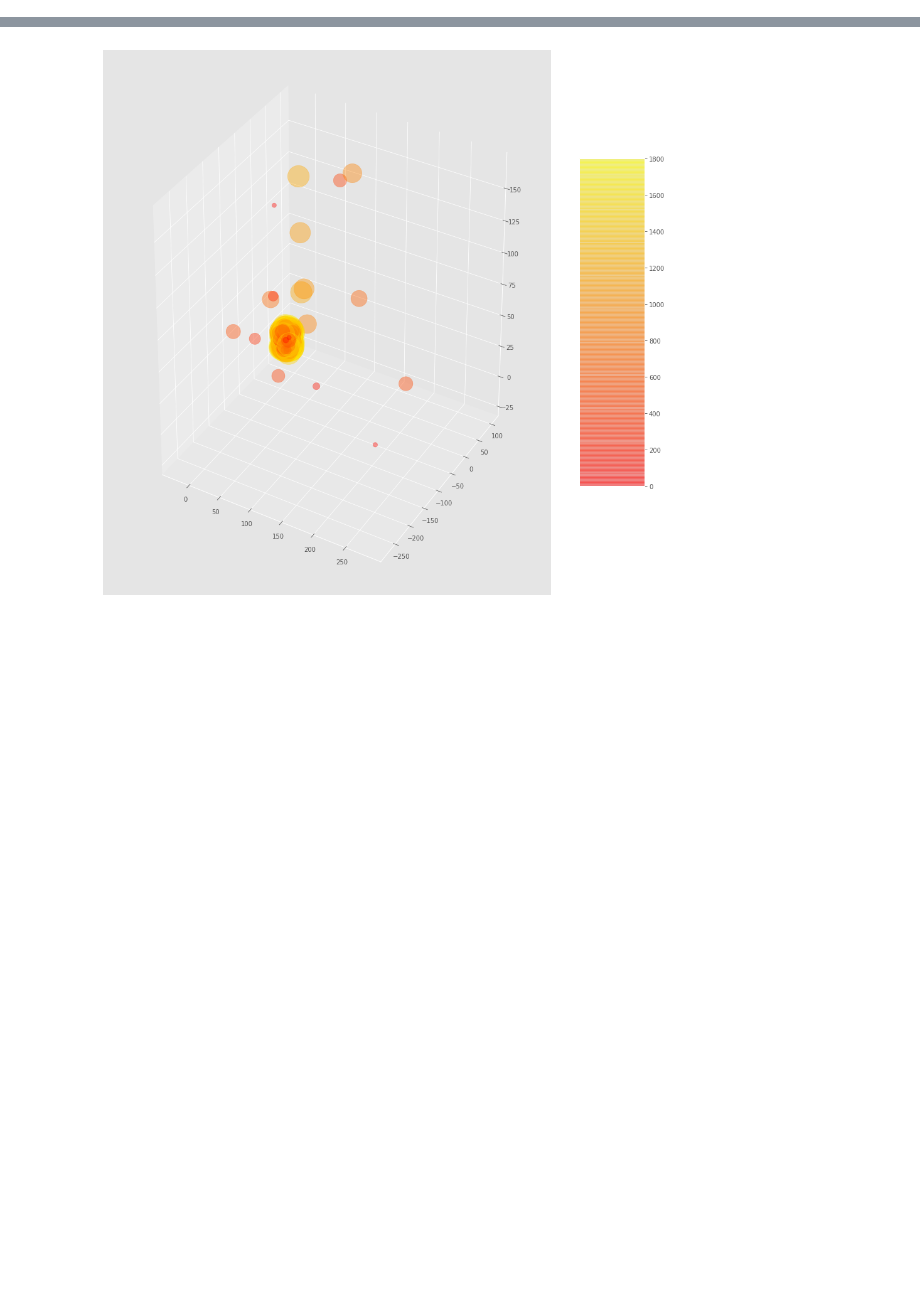
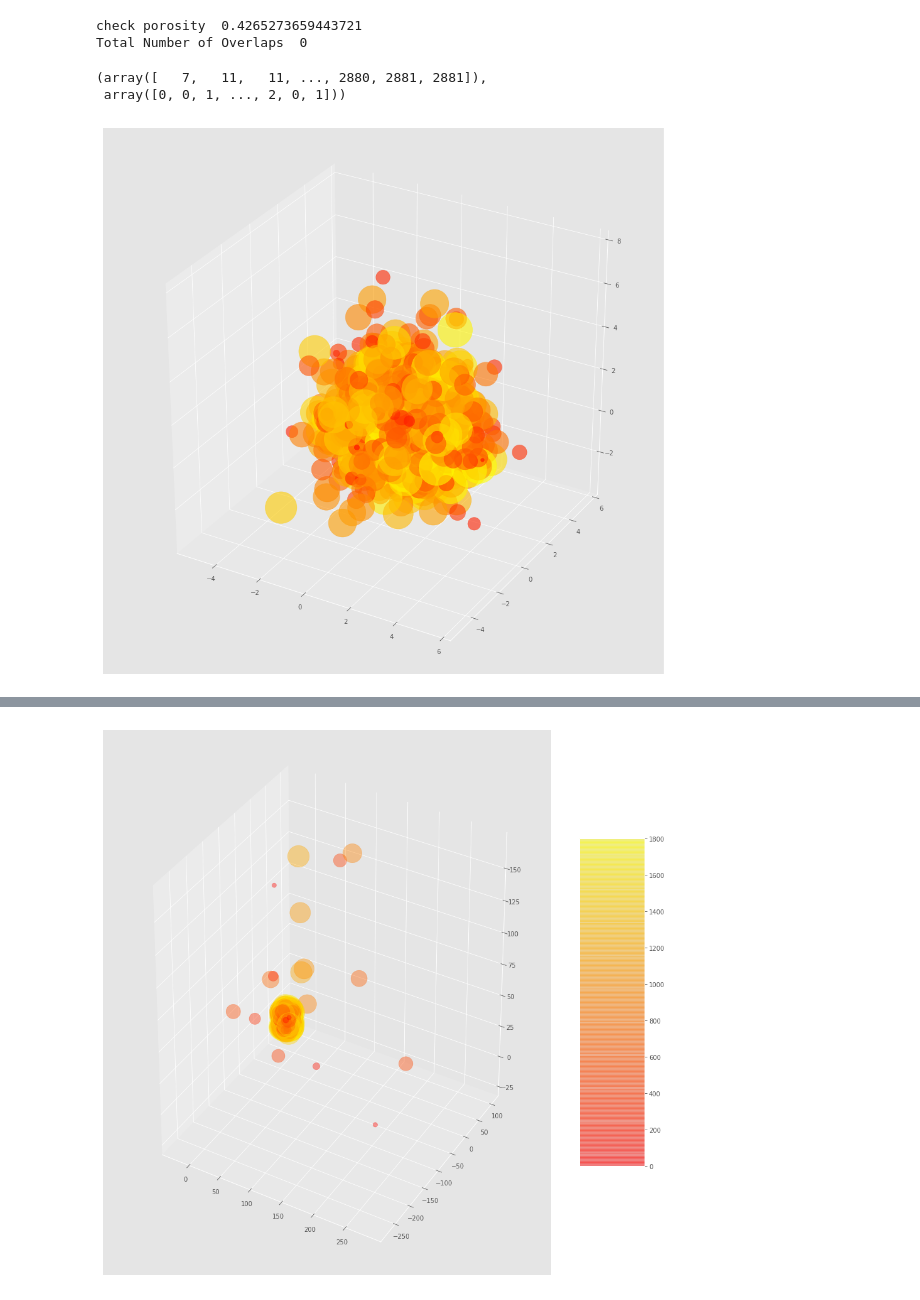
Before and after one commit to Chaztikov/CorrelatedSpherePacking, a Jupyter notebook: python/revised_packing.ipynb, the cells around one changed output, grey strips where cells are left out. Saved outputs shown, nothing was run; the diff lists cells and outputs as text; code cells hidden in the pictures; blank space fills up the shorter version.

```diff
--- a/python/revised_packing.ipynb
+++ b/python/revised_packing.ipynb
@@ -314,2 +319,53 @@ Current Porosity  -0.48497218328263547
+# %%
+import numpy as np
+
+idx,x,y,z,r = np.loadtxt("packing.txt",delimiter=",",skiprows=1,unpack=True)
+
+# Check Porosity
+volume = 0.
+for i in range(0,len(idx)):
+	volume = volume + 4./3.*np.pi*r[i]*r[i]*r[i]
+print("check porosity " , 1.-volume)
+
+
+# # Check Distribution Parameters
+# print(np.mean(r))
+# print(np.std(r))
+
+#Check Overlap
+import sklearn.metrics
+from sklearn.metrics import pairwise_distances as pwdist
+pts = np.vstack((x,y,z)).T
+dist=pwdist(pts)
+row,col=np.where(dist<r[:,None]+r[None,:])
+[dist[ri,ci] for ri,ci in zip(row,col) if ri<ci]
+
+
+print("Total Number of Overlaps ", count-1)
+# %% [output]
+check porosity  0.4265273659443721
+Total Number of Overlaps  0
+# %%
+np.where(pts>1)
+# %% [output]
+(array([   7,   11,   11, ..., 2880, 2881, 2881]),
+ array([0, 0, 1, ..., 2, 0, 1]))
+# %%
+from mpl_toolkits.mplot3d import Axes3D
+import matplotlib.pyplot as plt
+import numpy as np
+
+
+psize = ((pvolumes-pvolumes.min()))
+psize = psize/psize.max()
+psize = psize * nsamples
+
+fig = plt.figure(figsize=(16,16))
+ax = fig.add_subplot(111, projection='3d')
+xs,ys,zs=pts[:,0],pts[:,1],pts[:,2]
+ax.scatter(xs, ys, zs,s=psize,c=psize,alpha=0.6)
+plt.show()
+# %% [output]
+[figure, added]
 # %%
 
```
Also changed, not shown: parts of 4 cells of this notebook, 7 other files.
